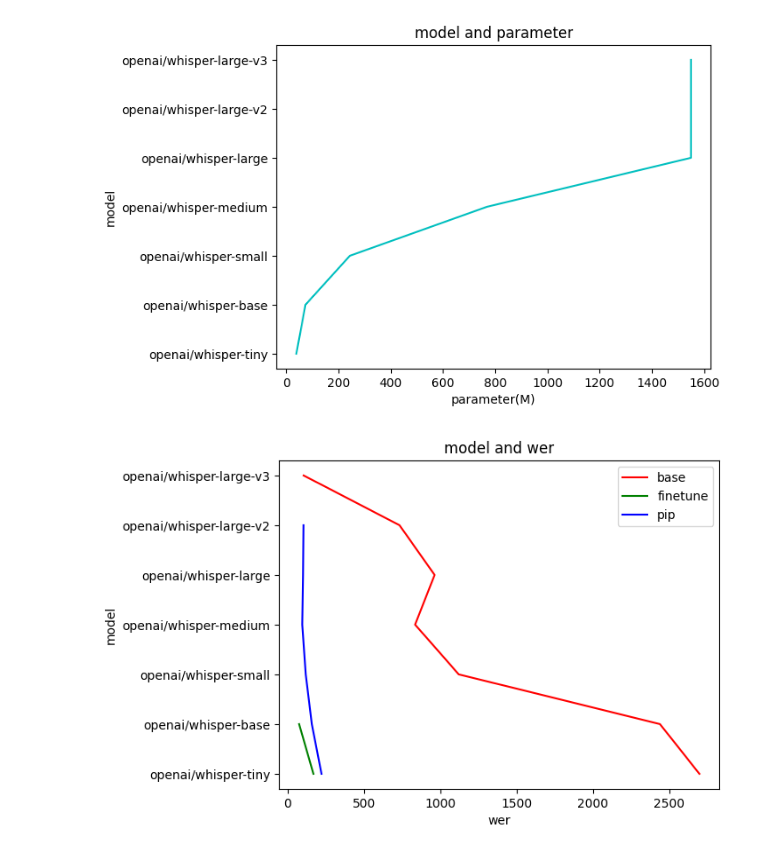
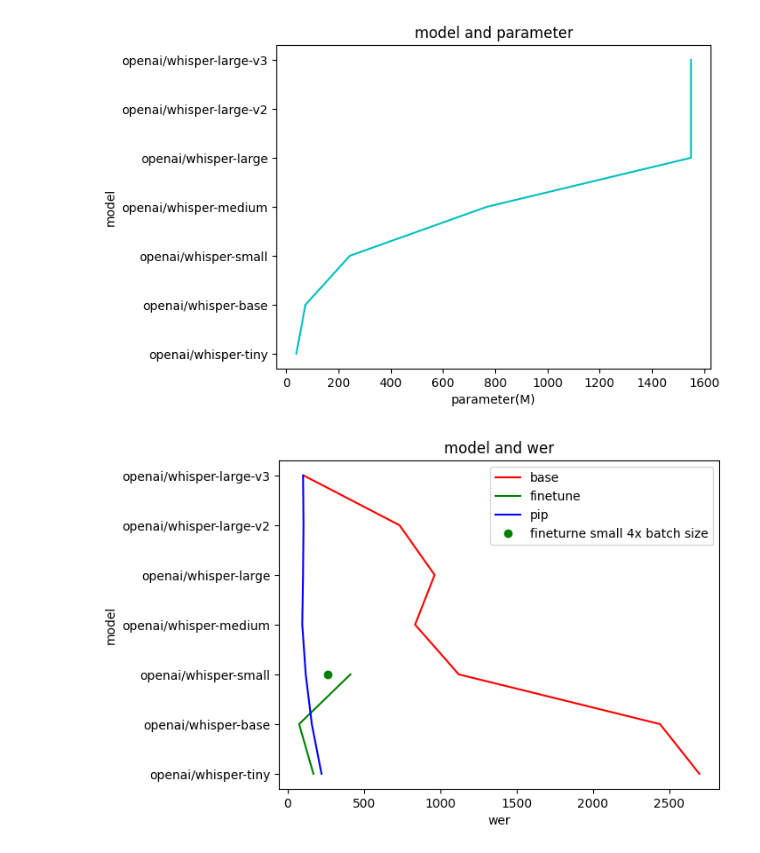
Before and after one commit to ken20020209/WhisperAIproject, a Jupyter notebook: evaluation/visualization.ipynb, the cells around one changed output. Saved outputs shown, nothing was run; the diff lists cells and outputs as text; code cells hidden in the pictures.

Commit message:
finish all evaluation

```diff
--- a/evaluation/visualization.ipynb
+++ b/evaluation/visualization.ipynb
@@ -76,27 +82,29 @@ plt.show()
 # %%
+import matplotlib.pyplot as plt
 evaluationBaseZhHK1000=[2696.6162065894923,2438.4683882457703,1121.193232413179,835.6188780053427,963.3125556544968,733.3036509349956,105.87711487088156]
-evaluationFinTuneZhHK1000=[169.7239536954586,76.40249332146037]
-evaluationPIPZhHK1000=[222.6546906187625,159.3812375249501,119.66067864271457,96.9061876247505,101.99600798403195,104.99001996007983]
+evaluationFinTuneZhHK1000=[169.7239536954586,76.40249332146037,412.55565449688334]
+evaluationPIPZhHK1000=[222.6546906187625,159.3812375249501,119.66067864271457,96.9061876247505,101.99600798403195,104.99001996007983,102.09580838323353]
 model_param=[39,74 ,244 ,769 ,1550 ,1550 ,1550]
 
 plt.plot(model_param, whisper_path, 'c', label='param')
 plt.title('model and parameter')
 plt.xlabel('parameter(M)')
 plt.ylabel('model')
 plt.show()
 
 
 plt.plot(evaluationBaseZhHK1000, whisper_path, 'r', label='base')
 # plt.show()
-plt.plot(evaluationFinTuneZhHK1000, whisper_path[:2], 'g', label='finetune')
-plt.plot(evaluationPIPZhHK1000, whisper_path[:6], 'b', label='pip')
+plt.plot(evaluationFinTuneZhHK1000, whisper_path[:3], 'g', label='finetune')
+plt.plot(evaluationPIPZhHK1000, whisper_path[:7], 'b', label='pip')
+plt.plot([262.60017809439], [2],'go',  label='fineturne small 4x batch size')
 
 plt.title('model and wer')
 plt.xlabel('wer')
 plt.ylabel('model')
 
 plt.legend()
 plt.show()
 # %% [output]
 [figure]
-[figure, old version]
+[figure, new version]
```
Also changed, not shown: parts of 2 cells of this notebook, 6 other files.
